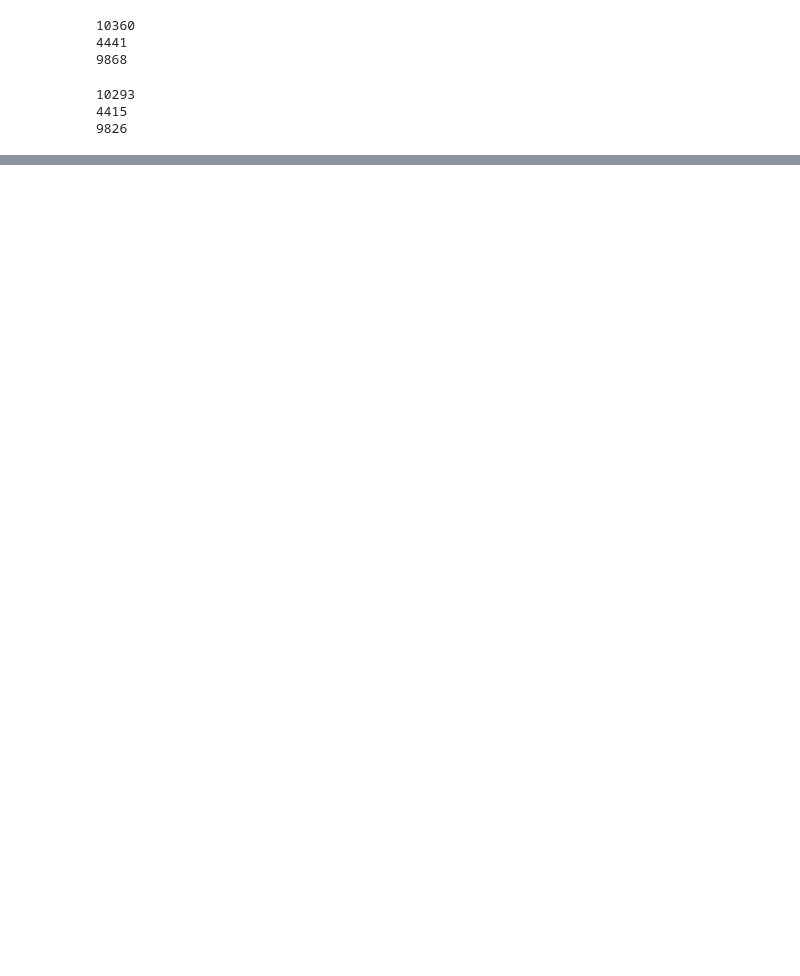
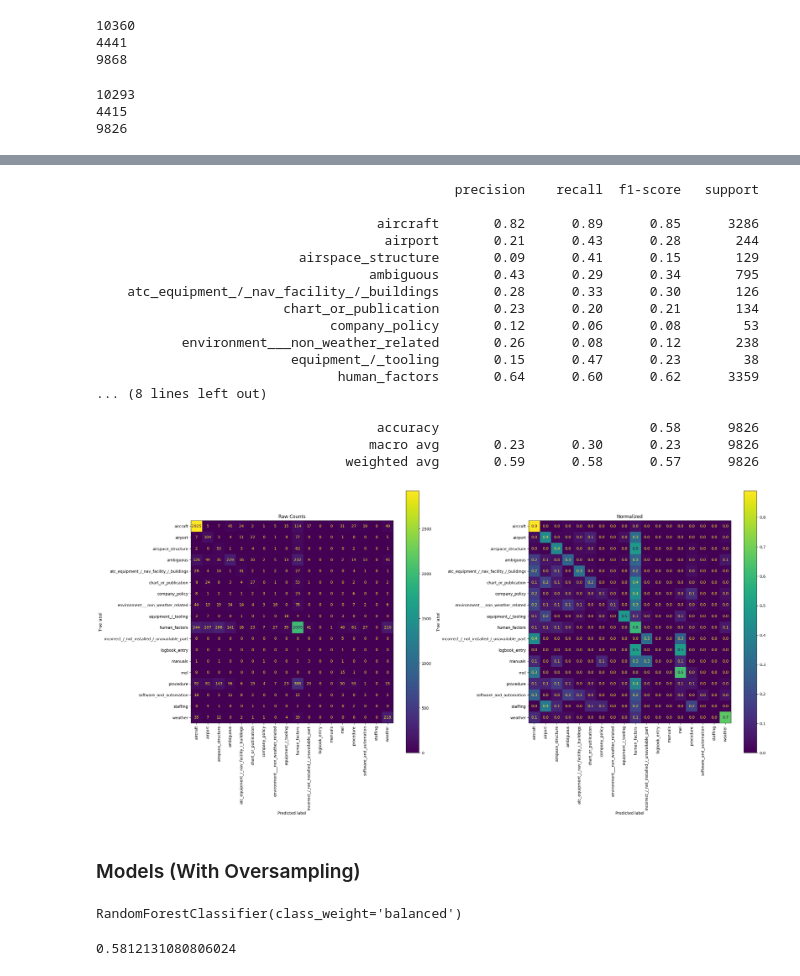
Before and after one commit to sookiemonster/asrs-problem-factor-analysis, a Jupyter notebook: analysis/event_nb_classification.ipynb, the cells around one changed output, grey strips where cells are left out. Saved outputs shown, nothing was run; the diff lists cells and outputs as text; code cells hidden in the pictures; blank space fills up the shorter version.

```diff
--- a/analysis/event_nb_classification.ipynb
+++ b/analysis/event_nb_classification.ipynb
@@ -118,5 +124,6 @@ testX = test_events_df.drop(columns="assessments_primary_problem")
 testY = test_events_df["assessments_primary_problem"]
 # %%
 rfc = RandomForestClassifier()
+nbc = MultinomialNB()
 # %%
 rfc.fit(trainX, trainY)
@@ -130,0 +169,25 @@ print(classification_report(testY, rfc.predict(testX)))
+# %%
+# ----- Naive Bayes -----
+predY = nbc.predict(testX)
+visualize_eval(testY, predY, "Naive Bayes Classifier Base")
+# %% [output]
+                                              precision    recall  f1-score   support
+
+                                    aircraft       0.82      0.89      0.85      3286
+                                     airport       0.21      0.43      0.28       244
+                          airspace_structure       0.09      0.41      0.15       129
+                                   ambiguous       0.43      0.29      0.34       795
+    atc_equipment_/_nav_facility_/_buildings       0.28      0.33      0.30       126
+                        chart_or_publication       0.23      0.20      0.21       134
+                              company_policy       0.12      0.06      0.08        53
+           environment___non_weather_related       0.26      0.08      0.12       238
+                         equipment_/_tooling       0.15      0.47      0.23        38
+                               human_factors       0.64      0.60      0.62      3359
+... (8 lines left out)
+
+                                    accuracy                           0.58      9826
+                                   macro avg       0.23      0.30      0.23      9826
+                                weighted avg       0.59      0.58      0.57      9826
+[figure, added]
+# %% [markdown]
+### Models (With Oversampling)
@@ -130,0 +206,8 @@ print(classification_report(testY, rfc.predict(testX)))
+# %%
+rfc_bal.fit(smote_trainX, smote_trainY)
+# %% [output]
+RandomForestClassifier(class_weight='balanced')
+# %%
+rfc_bal.score(testX, testY)
+# %% [output]
+0.5812131080806024
```
Also changed, not shown: parts of 20 cells of this notebook.
